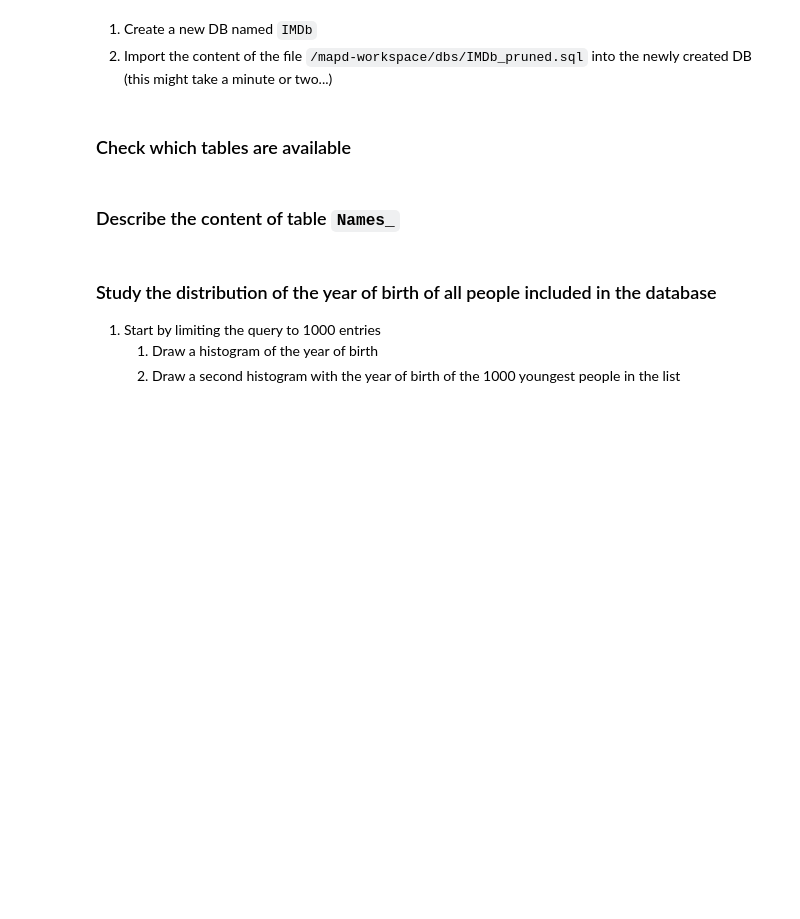
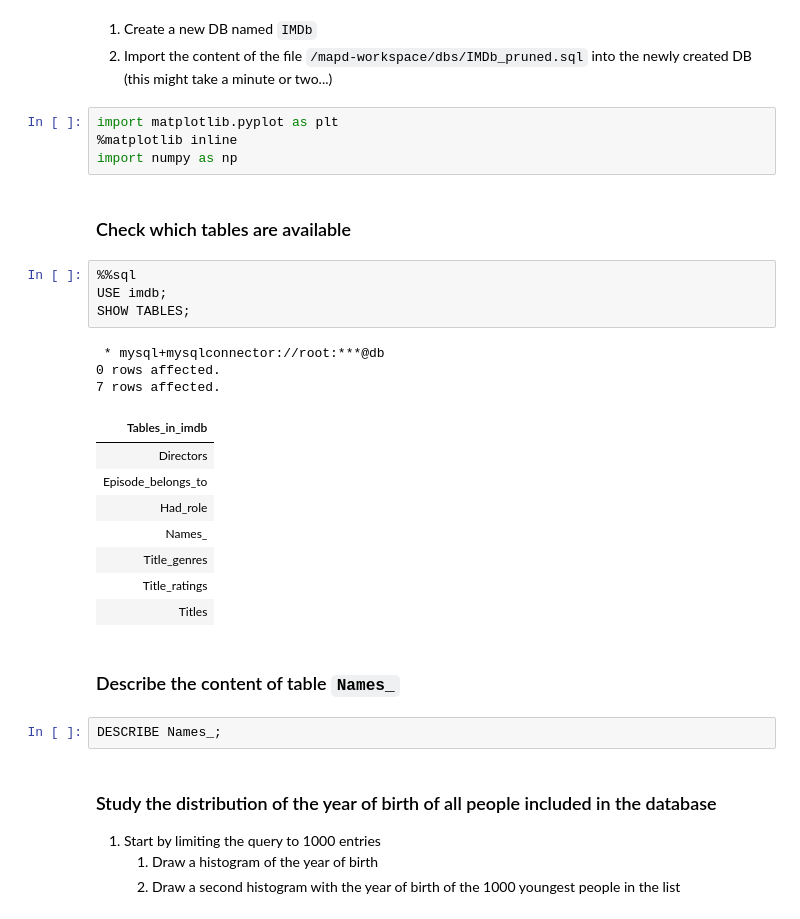
Before and after one commit to mihribanyvs/MAPD-B, a Jupyter notebook: mysql/notebooks/MySQL.ipynb, the cells around one changed output. Saved outputs shown, nothing was run; the diff lists cells and outputs as text; blank space fills up the shorter version.

```diff
--- a/mysql/notebooks/MySQL.ipynb
+++ b/mysql/notebooks/MySQL.ipynb
@@ -1341,10 +1353,32 @@ To start working with the IMDb database, we need to import it into our environme
 1. Create a new DB named `IMDb`
 2. Import the content of the file `/mapd-workspace/dbs/IMDb_pruned.sql` into the newly created DB
 (this might take a minute or two...)
+# %%
+import matplotlib.pyplot as plt
+%matplotlib inline
+import numpy as np
 # %% [markdown]
 ### Check which tables are available
+# %%
+%%sql
+USE imdb;
+SHOW TABLES;
+# %% [output]
+ * mysql+mysqlconnector://root:***@db
+0 rows affected.
+7 rows affected.
+| Tables_in_imdb |
+| Directors |
+| Episode_belongs_to |
+| Had_role |
+| Names_ |
+| Title_genres |
+| Title_ratings |
+| Titles |
 # %% [markdown]
 ### Describe the content of table `Names_`
+# %%
+DESCRIBE Names_;
 # %% [markdown]
 ### Study the distribution of the year of birth of all people included in the database
 
```
Also changed, not shown: parts of 19 cells of this notebook, 1 other file.
